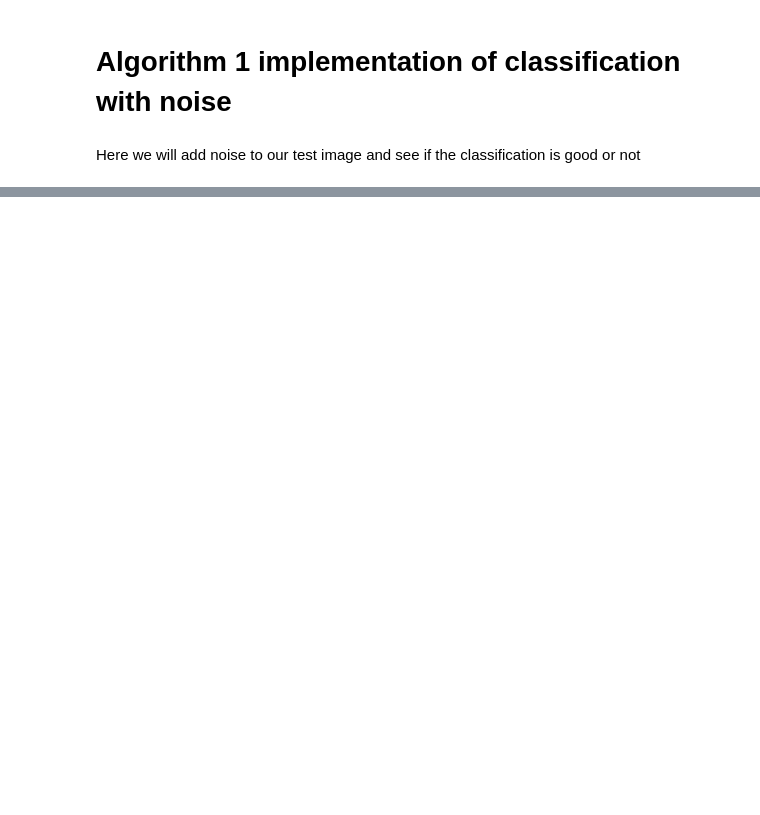
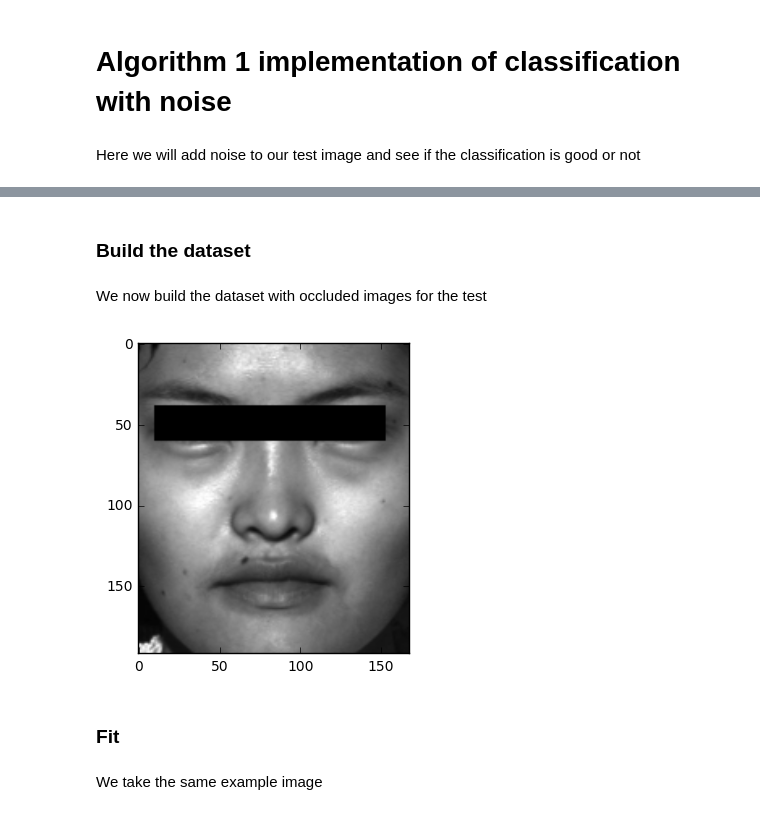
Before and after one commit to maxwab/facerecog, a Jupyter notebook: sparse_representation_implementation.ipynb, the cells around one changed output, grey strips where cells are left out. Drawn from its saved outputs; the diff is of its cells as text; code cells hidden in the pictures; blank space fills up the shorter version.

```diff
--- a/sparse_representation_implementation.ipynb
+++ b/sparse_representation_implementation.ipynb
@@ -388,0 +395,40 @@ Here we will add noise to our test image and see if the classification is good o
+# %%
+def black_frame(array_orig, x0, x1, y0, y1):
+    '''
+    Ajoute un bandeau noir dont les coins sont de coordonnées (x0,y0),(x1,y1),(x0,y1) et (x1,y0)
+    '''
+    array_tmp = np.ones_like(array_orig)
+
+    if ((x0 > array_tmp.shape[1]) | (x1 > array_tmp.shape[1]) | (y0 > array_tmp.shape[0]) | (y1 > array_tmp.shape[0])):
+        print("Error : coordonnees du bandeau trop grandes pour l'image")
+
+    for i in range(array_tmp.shape[1]):
+        for j in range(array_tmp.shape[0]):
+            if ((i >= min(x0,x1)) & (i <= max(x0,x1)) & (j >= min(y0,y1)) & (j <= max(y0,y1))):
+                array_tmp[j][i] = 0
+
+    return array_tmp*array_orig
+# %% [markdown]
+### Build the dataset
+# %% [markdown]
+We now build the dataset with occluded images for the test
+# %%
+X_train, X_test = [], []
+ytrain, ytest = [], []
+indices_train, indices_test = [], []
+
+for i in range(len(X)):
+    if i%64==0:
+        # On compute les indices des éléments à placer dans le test, ils sont différents pour chaque image.
+        test1 = np.random.choice(28,5,replace=False)
+        test2 = 29 + np.random.choice(35,7,replace=False)
+
+    # On crée X_test et X_train
+    if ((i%64 in test1) or (i%64 in test2)):
+        X_test.append(X_original[i])
+        ytest.append(y_original[i])
+        indices_test.append(i)
+    else:
+        X_train.append(X_original[i])
+        ytrain.append(y_original[i])
+        indices_train.append(i)
@@ -388,0 +451,7 @@ Here we will add noise to our test image and see if the classification is good o
+# %%
+tmp = black_frame(X_test[testval],10,152,39,60)
+plt.imshow(tmp,cmap='gray')
+im = Image.fromarray(tmp)
+im = im.resize((12,10), Image.NEAREST)
+# %% [output]
+[figure, added]
@@ -388,0 +466,4 @@ Here we will add noise to our test image and see if the classification is good o
+# %% [markdown]
+### Fit
+# %% [markdown]
+We take the same example image
```
Also changed, not shown: parts of 22 cells of this notebook.
